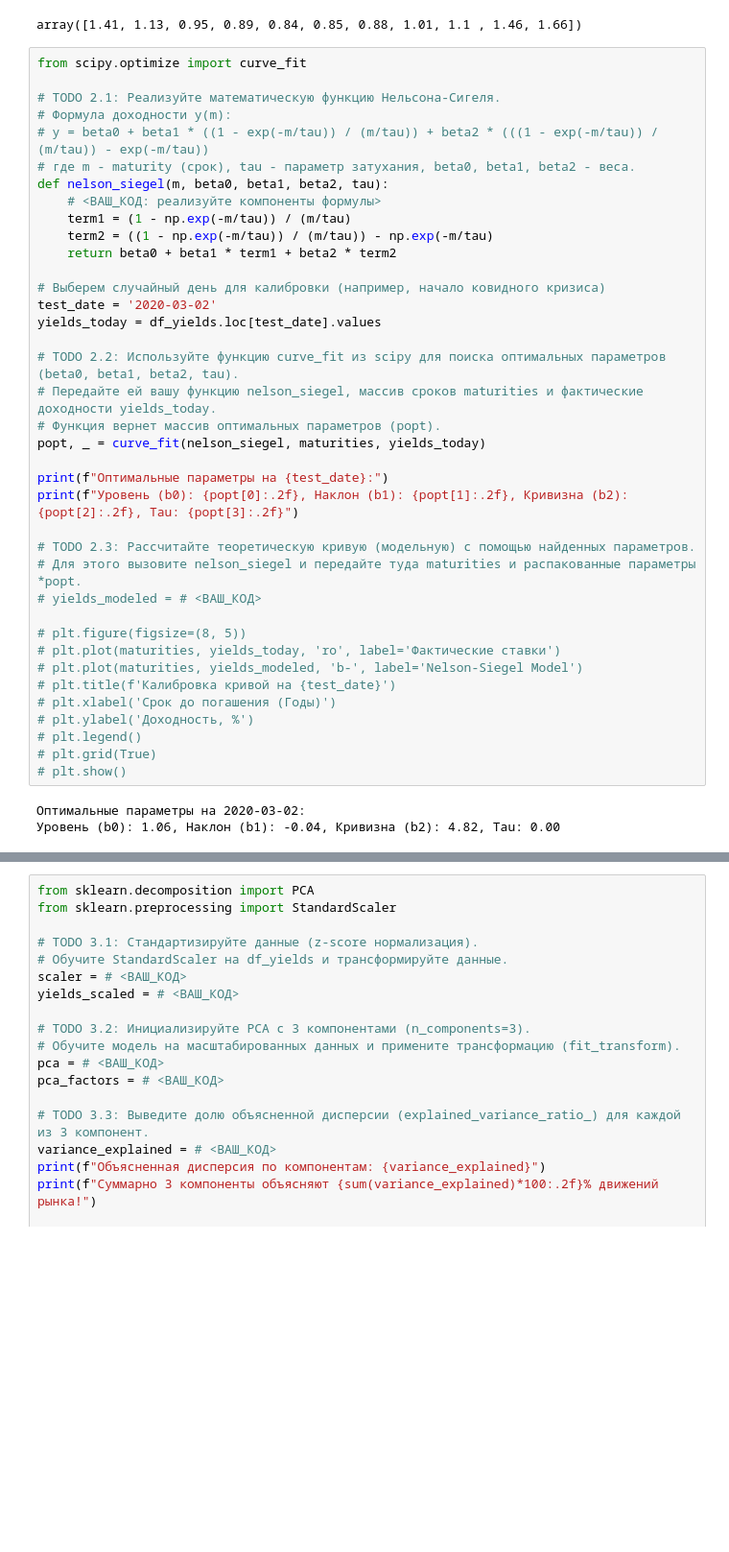
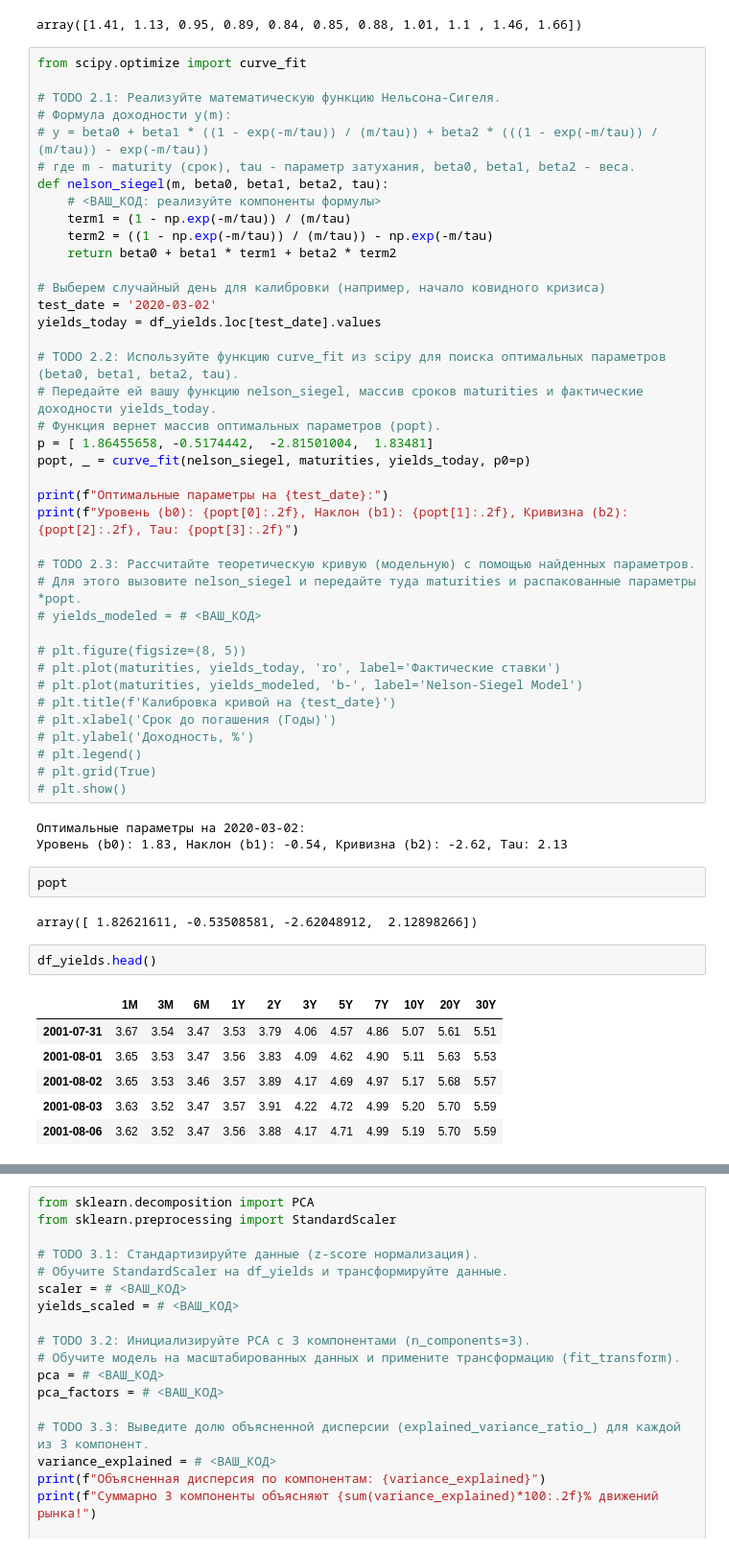
Before and after one commit to SemVan/BankingCourse, a Jupyter notebook: Seminar2.ipynb, the cells around one changed output, grey strips where cells are left out. Shown at 96% size. Drawn from its saved outputs; the diff is of its cells as text; blank space fills up the shorter version.

```diff
--- a/Seminar2.ipynb
+++ b/Seminar2.ipynb
@@ -127,7 +127,8 @@ yields_today = df_yields.loc[test_date].values
 # TODO 2.2: Используйте функцию curve_fit из scipy для поиска оптимальных параметров (beta0, beta1, beta2, tau).
 # Передайте ей вашу функцию nelson_siegel, массив сроков maturities и фактические доходности yields_today.
 # Функция вернет массив оптимальных параметров (popt).
-popt, _ = curve_fit(nelson_siegel, maturities, yields_today)
+p = [ 1.86455658, -0.5174442,  -2.81501004,  1.83481]
+popt, _ = curve_fit(nelson_siegel, maturities, yields_today, p0=p)
 
 print(f"Оптимальные параметры на {test_date}:")
 print(f"Уровень (b0): {popt[0]:.2f}, Наклон (b1): {popt[1]:.2f}, Кривизна (b2): {popt[2]:.2f}, Tau: {popt[3]:.2f}")
@@ -147,4 +148,17 @@ print(f"Уровень (b0): {popt[0]:.2f}, Наклон (b1): {popt[1]:.2f}, К
 # plt.show()
 # %% [output]
 Оптимальные параметры на 2020-03-02:
-Уровень (b0): 1.06, Наклон (b1): -0.04, Кривизна (b2): 4.82, Tau: 0.00
+Уровень (b0): 1.83, Наклон (b1): -0.54, Кривизна (b2): -2.62, Tau: 2.13
+# %%
+popt
+# %% [output]
+array([ 1.82621611, -0.53508581, -2.62048912,  2.12898266])
+# %%
+df_yields.head()
+# %% [output]
+|  | 1M | 3M | 6M | 1Y | 2Y | 3Y | 5Y | 7Y | 10Y | 20Y | 30Y |
+| 2001-07-31 | 3.67 | 3.54 | 3.47 | 3.53 | 3.79 | 4.06 | 4.57 | 4.86 | 5.07 | 5.61 | 5.51 |
+| 2001-08-01 | 3.65 | 3.53 | 3.47 | 3.56 | 3.83 | 4.09 | 4.62 | 4.90 | 5.11 | 5.63 | 5.53 |
+| 2001-08-02 | 3.65 | 3.53 | 3.46 | 3.57 | 3.89 | 4.17 | 4.69 | 4.97 | 5.17 | 5.68 | 5.57 |
+| 2001-08-03 | 3.63 | 3.52 | 3.47 | 3.57 | 3.91 | 4.22 | 4.72 | 4.99 | 5.20 | 5.70 | 5.59 |
+| 2001-08-06 | 3.62 | 3.52 | 3.47 | 3.56 | 3.88 | 4.17 | 4.71 | 4.99 | 5.19 | 5.70 | 5.59 |
```
Also changed, not shown: parts of 3 cells of this notebook.
